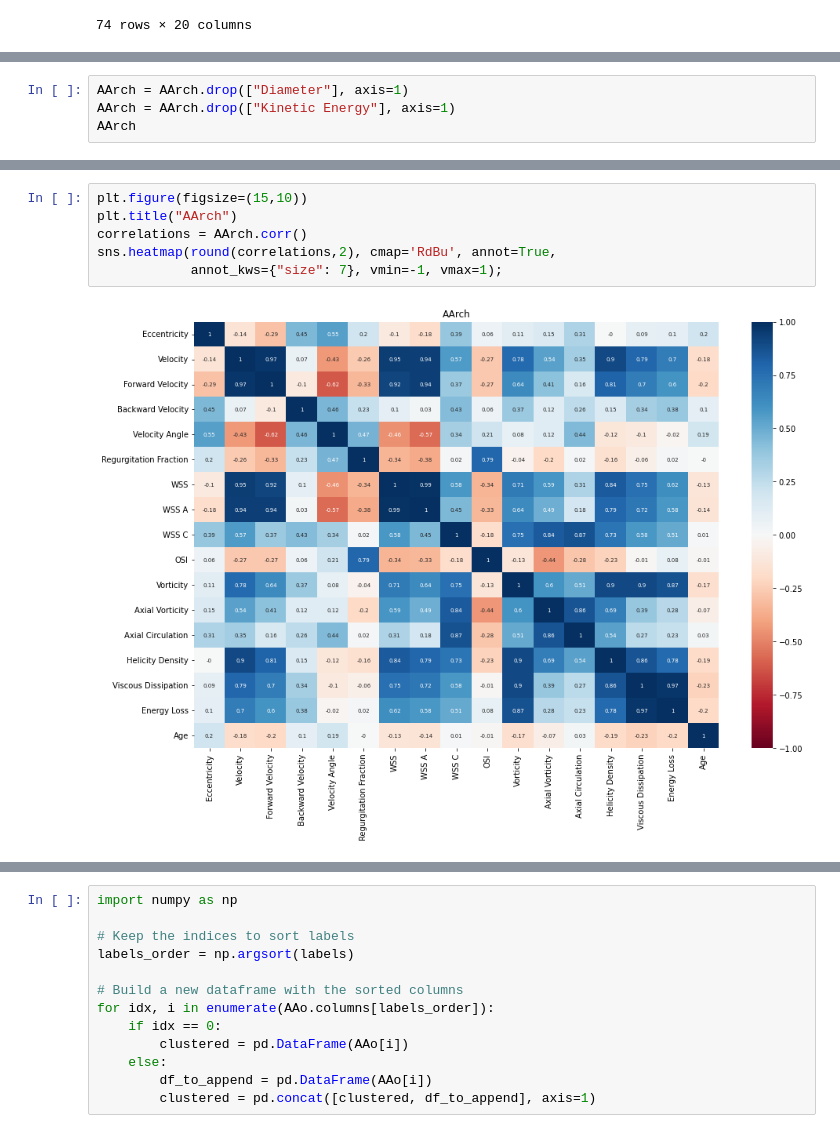
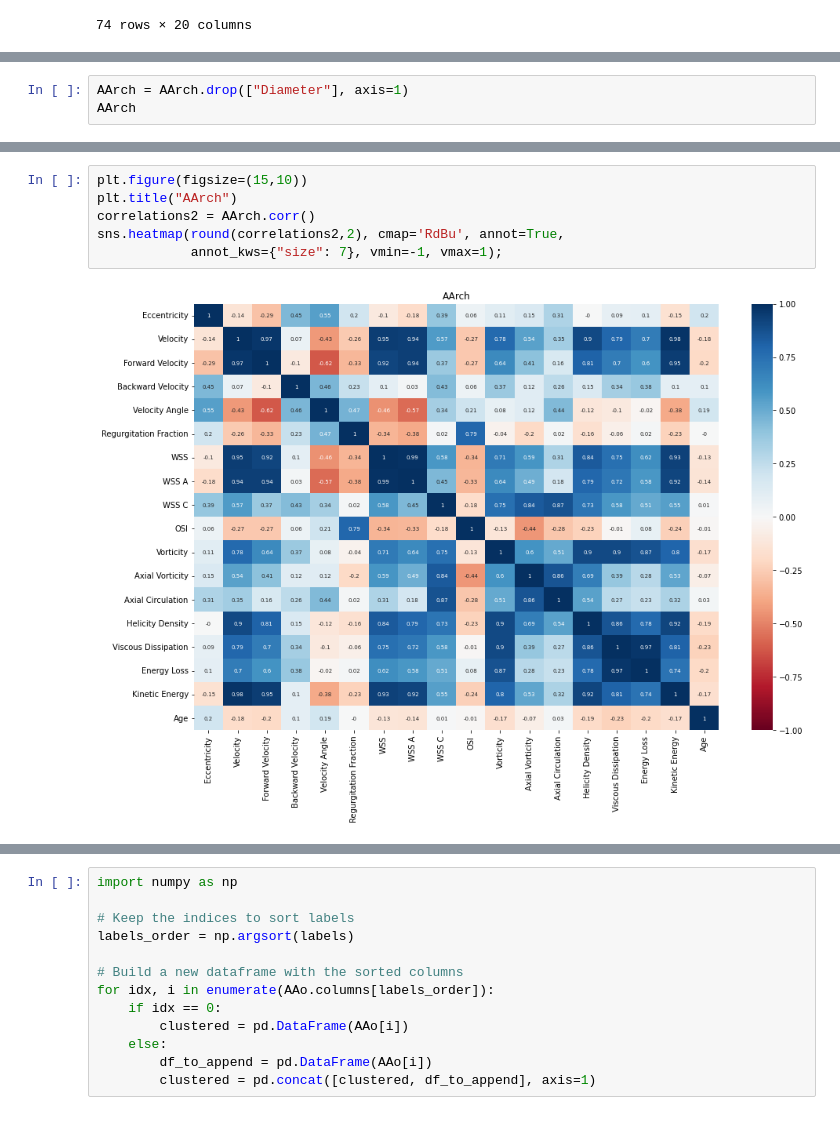
Before and after one commit to MBlancoC/MBlanco_IPRE_BAV, a Jupyter notebook: Clustering.ipynb, the cells around one changed output, grey strips where cells are left out. Drawn from its saved outputs; the diff is of its cells as text.

```diff
--- a/Clustering.ipynb
+++ b/Clustering.ipynb
@@ -63,6 +64,5 @@ AAo
 # %%
 AArch = AArch.drop(["Diameter"], axis=1)
-AArch = AArch.drop(["Kinetic Energy"], axis=1)
 AArch
 # %% [output]
 |  | Classification | Eccentricity | Velocity | Forward Velocity | Backward Velocity | Velocity Angle | ... |
@@ -157,11 +161,11 @@ sns.heatmap(round(correlations,2), cmap='RdBu', annot=True,
 # %%
 plt.figure(figsize=(15,10))
 plt.title("AArch")
-correlations = AArch.corr()
-sns.heatmap(round(correlations,2), cmap='RdBu', annot=True,
+correlations2 = AArch.corr()
+sns.heatmap(round(correlations2,2), cmap='RdBu', annot=True,
             annot_kws={"size": 7}, vmin=-1, vmax=1);
 # %% [output]
-[figure, old version]
+[figure, new version]
 # %%
 from scipy.cluster.hierarchy import linkage, dendrogram, fcluster
 from scipy.spatial.distance import squareform
```
Also changed, not shown: parts of 52 cells of this notebook, 2 other files.
